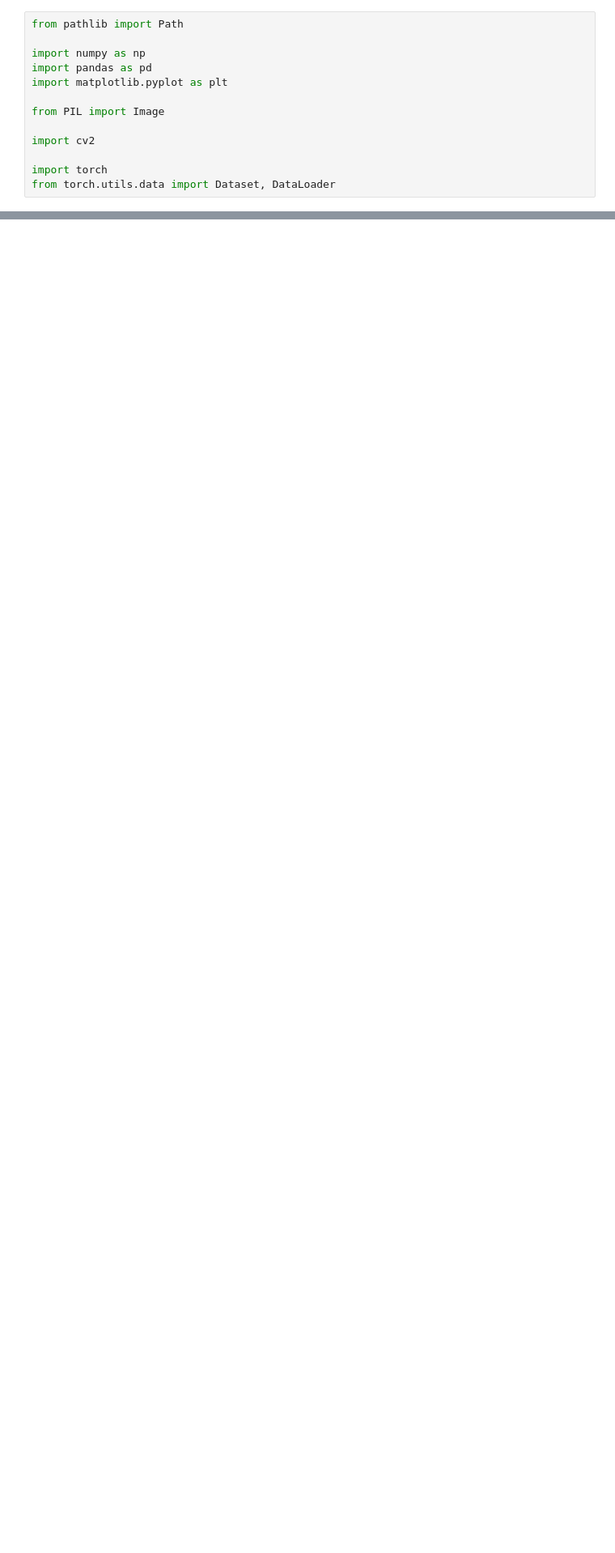
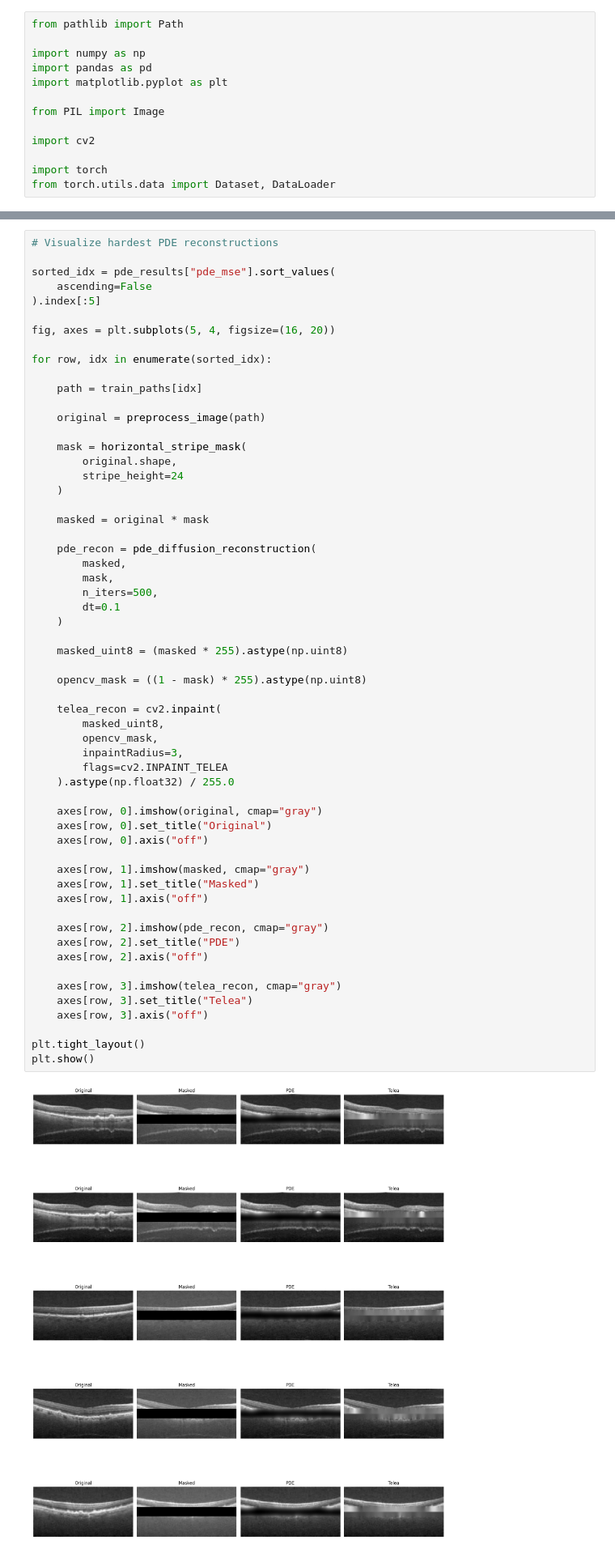
Before and after one commit to JonathanMa03/diff-in-eye, a Jupyter notebook: notebooks/03_pde_diffusion.ipynb, the cells around one changed output, grey strips where cells are left out. Shown at 81% size. Cells and saved outputs as stored; diff of their text form; blank space fills up the shorter version.

Commit message:
add: PDE inpainting

```diff
--- a/notebooks/03_pde_diffusion.ipynb
+++ b/notebooks/03_pde_diffusion.ipynb
@@ -169,0 +289,60 @@ plt.show()
+# %%
+# Visualize hardest PDE reconstructions
+
+sorted_idx = pde_results["pde_mse"].sort_values(
+    ascending=False
+).index[:5]
+
+fig, axes = plt.subplots(5, 4, figsize=(16, 20))
+
+for row, idx in enumerate(sorted_idx):
+
+    path = train_paths[idx]
+
+    original = preprocess_image(path)
+
+    mask = horizontal_stripe_mask(
+        original.shape,
+        stripe_height=24
+    )
+
+    masked = original * mask
+
+    pde_recon = pde_diffusion_reconstruction(
+        masked,
+        mask,
+        n_iters=500,
+        dt=0.1
+    )
+
+    masked_uint8 = (masked * 255).astype(np.uint8)
+
+    opencv_mask = ((1 - mask) * 255).astype(np.uint8)
+
+    telea_recon = cv2.inpaint(
+        masked_uint8,
+        opencv_mask,
+        inpaintRadius=3,
+        flags=cv2.INPAINT_TELEA
+    ).astype(np.float32) / 255.0
+
+    axes[row, 0].imshow(original, cmap="gray")
+    axes[row, 0].set_title("Original")
+    axes[row, 0].axis("off")
+
+    axes[row, 1].imshow(masked, cmap="gray")
+    axes[row, 1].set_title("Masked")
+    axes[row, 1].axis("off")
+
+    axes[row, 2].imshow(pde_recon, cmap="gray")
+    axes[row, 2].set_title("PDE")
+    axes[row, 2].axis("off")
+
+    axes[row, 3].imshow(telea_recon, cmap="gray")
+    axes[row, 3].set_title("Telea")
+    axes[row, 3].axis("off")
+
+plt.tight_layout()
+plt.show()
+# %% [output]
+[figure, added]
```
Also changed, not shown: parts of 7 cells of this notebook, 1 other file.
